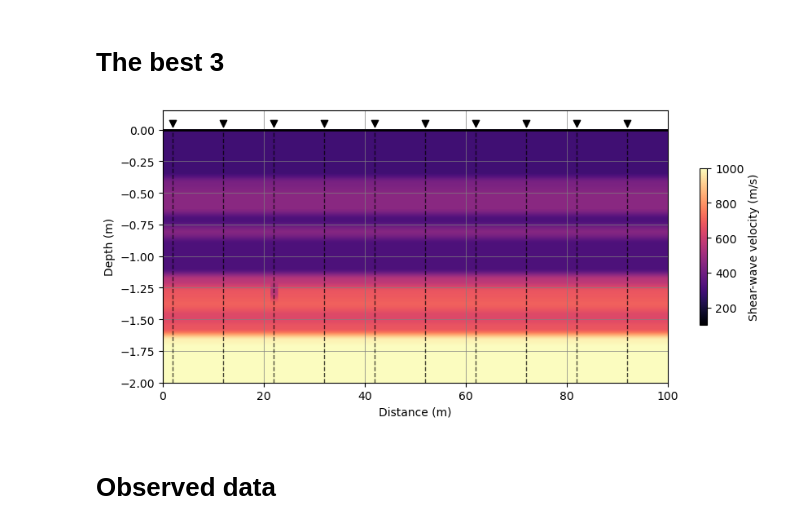
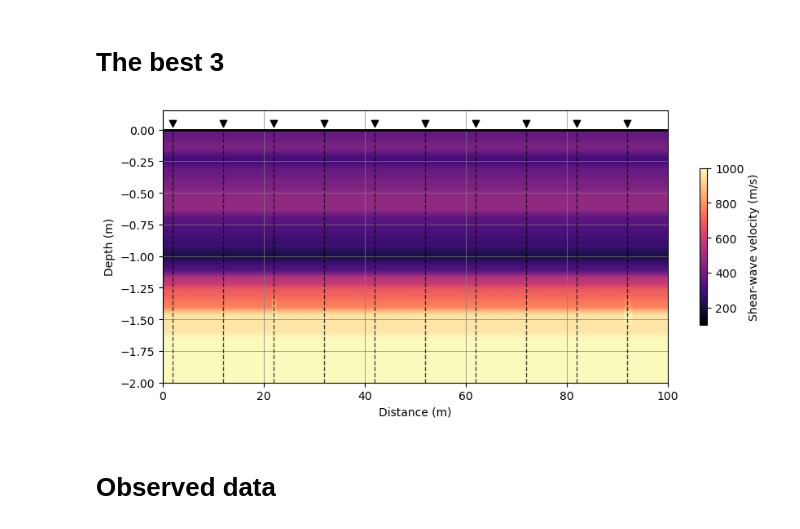
Before and after one commit to dIOGOLOC/Agriculture_inversion, a Jupyter notebook: inversion_evolutionary_algorithm.ipynb, the cells around one changed output. Cells and saved outputs as stored; diff of their text form; code cells hidden in the pictures.

```diff
--- a/inversion_evolutionary_algorithm.ipynb
+++ b/inversion_evolutionary_algorithm.ipynb
@@ -603,6 +607,7 @@ lst_receptor = np.arange(1, 50-1,5)*2
 # %% [markdown]
 # The best 3
 # %%
+grid_lst = []
 for uni in df_inversion['profile'].unique():
     dativ = df_inversion[df_inversion['profile'] == uni]
     depth_result_lst = []
@@ -653,35 +658,35 @@ for uni in df_inversion['profile'].unique():
 
     # The 'grid' method can still make a geographic grid if we pass in a projection
     # function that converts lon, lat into the easting, northing coordinates that
     # we used in 'fit'. This can be any function that takes lon, lat and returns x,
     # y. In our case, it'll be the 'projection' variable that we created above.
     # We'll also set the names of the grid dimensions and the name the data
     # variable in our grid (the default would be 'scalars', which isn't very
     # informative).
     grid = grd.grid(region=region,spacing=spacing,dims=["depth","receptor"],data_names="velocity")
-
+    grid_lst.append(grid)
 # Concatenar ao longo de uma nova dimensão e calcular a média
 mean_grid = xr.concat(grid_lst, dim="new_dim").mean(dim="new_dim")
 
 
 # plotting
 fig,ax = plt.subplots(1, 1, figsize=(10, 5))
 
 im = plt.imshow(mean_grid.velocity.data, cmap='magma',extent=[0, 100, -2.0, 0],vmin=100,vmax=1000,aspect=25,origin='lower')
 
 for ix in lst_receptor:
     ax.vlines(x=ix,ymin=-2.0,ymax=0,colors='k',lw=1.0,ls='--',alpha=0.7)
     ax.scatter(x=ix,y=0.05,color='k',marker='v')
 
 ax.hlines(y=0,xmin=0,xmax=100,colors='k',lw=2,ls='-',alpha=1)
 ax.set_xlabel('Distance (m)')
 ax.grid(which='major', color='gray', linestyle='-', linewidth=0.5)
 ax.grid(which='minor', color='gray', linestyle=':', linewidth=0.5, alpha=0.5)
 ax.set_ylabel('Depth (m)')
 plt.colorbar(im, ax=ax,fraction=0.15, shrink=0.5,label='Shear-wave velocity (m/s)')
 fig.savefig(figures_path+'inversion_slice_and_receptors.png')
 # %% [output]
-[figure, old version]
+[figure, new version]
 # %% [markdown]
 # Observed data
 # %%
```
Also changed, not shown: parts of 6 cells of this notebook, 9 other files.
